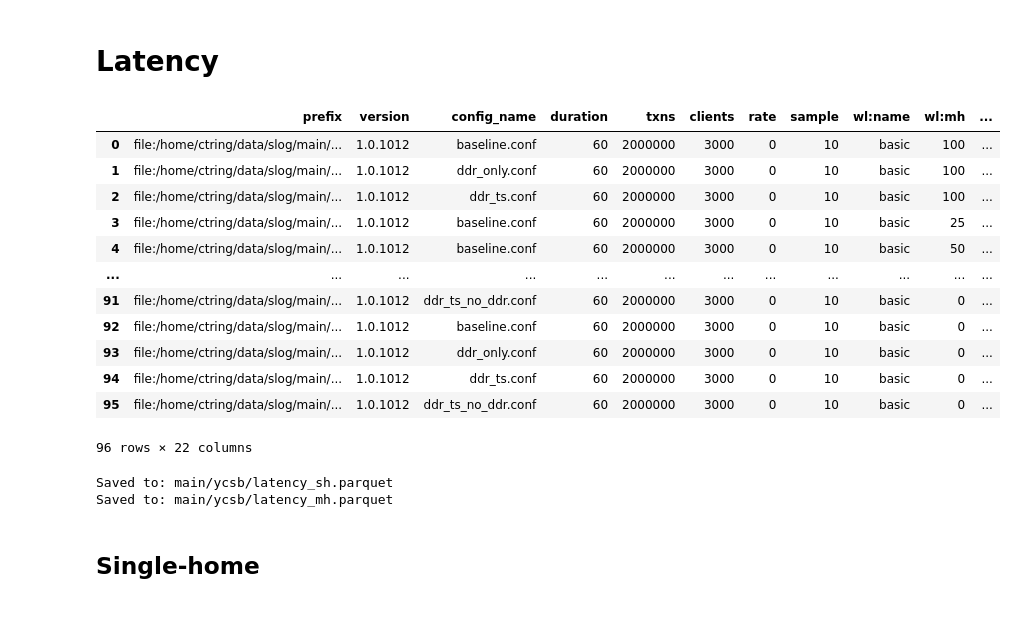
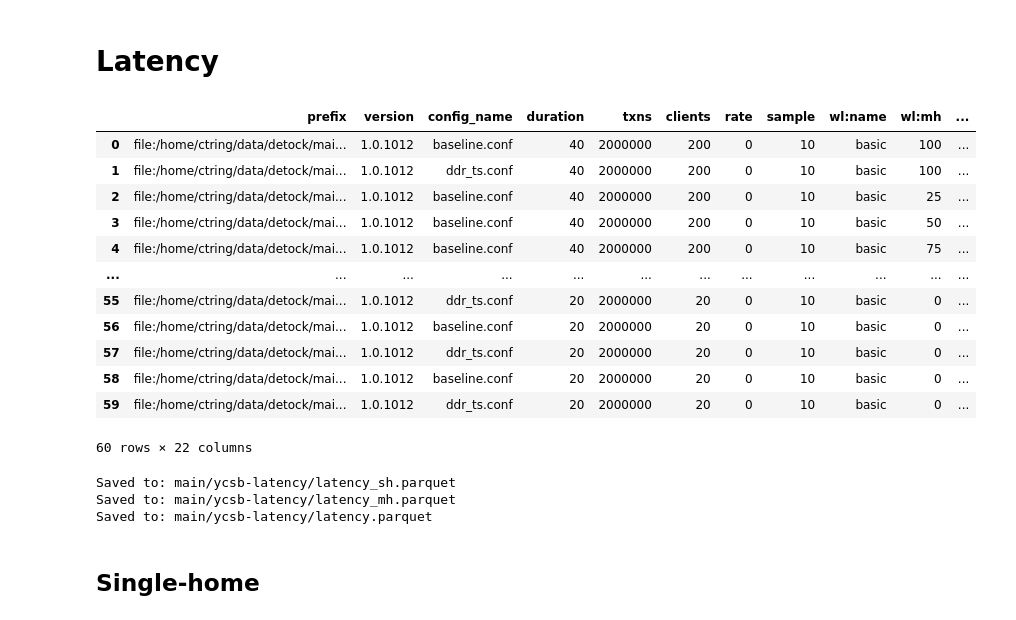
Before and after one commit to umd-dslam/DetockAnalysis, a Jupyter notebook: Microbenchmark.ipynb, the cells around one changed output. Drawn from its saved outputs; the diff is of its cells as text; code cells hidden in the pictures.

```diff
--- a/Microbenchmark.ipynb
+++ b/Microbenchmark.ipynb
@@ -282,32 +282,32 @@ plt.tight_layout()
 # %% [markdown]
 # Latency
 # %%
-LAT_PREFIX = "main/ycsb"
+LAT_PREFIX = "main/ycsb-latency"
 
 lat_index_sdf = get_index(LAT_PREFIX).cache()
 lat_index_df = lat_index_sdf.toPandas()\
     .convert_dtypes()\
     .astype({
         "wl:hot": "int32",
         "wl:mh": "int32",
         "wl:mp": "int32"
     })
 
 lat_index_df
 # %% [output]
 |  | prefix | version | config_name | duration | txns | clients | rate | sample | wl:name | wl:mh | ... |
-| 0 | file:/home/ctring/data/slog/main/... | 1.0.1012 | baseline.conf | 60 | 2000000 | 3000 | 0 | 10 | basic | 100 | ... |
-| 1 | file:/home/ctring/data/slog/main/... | 1.0.1012 | ddr_only.conf | 60 | 2000000 | 3000 | 0 | 10 | basic | 100 | ... |
-| 2 | file:/home/ctring/data/slog/main/... | 1.0.1012 | ddr_ts.conf | 60 | 2000000 | 3000 | 0 | 10 | basic | 100 | ... |
-| 3 | file:/home/ctring/data/slog/main/... | 1.0.1012 | baseline.conf | 60 | 2000000 | 3000 | 0 | 10 | basic | 25 | ... |
-| 4 | file:/home/ctring/data/slog/main/... | 1.0.1012 | baseline.conf | 60 | 2000000 | 3000 | 0 | 10 | basic | 50 | ... |
+| 0 | file:/home/ctring/data/detock/mai... | 1.0.1012 | baseline.conf | 40 | 2000000 | 200 | 0 | 10 | basic | 100 | ... |
+| 1 | file:/home/ctring/data/detock/mai... | 1.0.1012 | ddr_ts.conf | 40 | 2000000 | 200 | 0 | 10 | basic | 100 | ... |
+| 2 | file:/home/ctring/data/detock/mai... | 1.0.1012 | baseline.conf | 40 | 2000000 | 200 | 0 | 10 | basic | 25 | ... |
+| 3 | file:/home/ctring/data/detock/mai... | 1.0.1012 | baseline.conf | 40 | 2000000 | 200 | 0 | 10 | basic | 50 | ... |
+| 4 | file:/home/ctring/data/detock/mai... | 1.0.1012 | baseline.conf | 40 | 2000000 | 200 | 0 | 10 | basic | 75 | ... |
 | ... | ... | ... | ... | ... | ... | ... | ... | ... | ... | ... | ... |
-| 91 | file:/home/ctring/data/slog/main/... | 1.0.1012 | ddr_ts_no_ddr.conf | 60 | 2000000 | 3000 | 0 | 10 | basic | 0 | ... |
-| 92 | file:/home/ctring/data/slog/main/... | 1.0.1012 | baseline.conf | 60 | 2000000 | 3000 | 0 | 10 | basic | 0 | ... |
-| 93 | file:/home/ctring/data/slog/main/... | 1.0.1012 | ddr_only.conf | 60 | 2000000 | 3000 | 0 | 10 | basic | 0 | ... |
-| 94 | file:/home/ctring/data/slog/main/... | 1.0.1012 | ddr_ts.conf | 60 | 2000000 | 3000 | 0 | 10 | basic | 0 | ... |
-| 95 | file:/home/ctring/data/slog/main/... | 1.0.1012 | ddr_ts_no_ddr.conf | 60 | 2000000 | 3000 | 0 | 10 | basic | 0 | ... |
+| 55 | file:/home/ctring/data/detock/mai... | 1.0.1012 | ddr_ts.conf | 20 | 2000000 | 20 | 0 | 10 | basic | 0 | ... |
+| 56 | file:/home/ctring/data/detock/mai... | 1.0.1012 | baseline.conf | 20 | 2000000 | 20 | 0 | 10 | basic | 0 | ... |
+| 57 | file:/home/ctring/data/detock/mai... | 1.0.1012 | ddr_ts.conf | 20 | 2000000 | 20 | 0 | 10 | basic | 0 | ... |
+| 58 | file:/home/ctring/data/detock/mai... | 1.0.1012 | baseline.conf | 20 | 2000000 | 20 | 0 | 10 | basic | 0 | ... |
+| 59 | file:/home/ctring/data/detock/mai... | 1.0.1012 | ddr_ts.conf | 20 | 2000000 | 20 | 0 | 10 | basic | 0 | ... |
-96 rows × 22 columns
+60 rows × 22 columns
 # %%
 prefixes = list(map(lambda r : r["prefix"], lat_index_sdf.select("prefix").collect()))
 latency_sdf = latency(spark, prefixes).cache()
@@ -333,20 +338,27 @@ latency_mh_sdf = latency_sdf\
 # %%
-IGNORE_CACHE = False
+IGNORE_CACHE = True
 
-latency_sh_df = from_cache_or_compute(
+latency_pct_sh_df = from_cache_or_compute(
     f'{LAT_PREFIX}/latency_sh.parquet',
-    lambda: latency_sh_sdf.toPandas().merge(lat_index_df, on="prefix"),
+    lambda: latency_pct_sh_sdf.toPandas().merge(lat_index_df, on="prefix"),
     ignore_cache=IGNORE_CACHE,
 )
 
-latency_mh_df = from_cache_or_compute(
+latency_pct_mh_df = from_cache_or_compute(
     f'{LAT_PREFIX}/latency_mh.parquet',
-    lambda: latency_mh_sdf.toPandas().merge(lat_index_df, on="prefix"),
+    lambda: latency_pct_mh_sdf.toPandas().merge(lat_index_df, on="prefix"),
     ignore_cache=IGNORE_CACHE,
 )
+
+latency_pct_df = from_cache_or_compute(
+    f'{LAT_PREFIX}/latency.parquet',
+    lambda: latency_pct_sdf.toPandas().merge(lat_index_df, on="prefix"),
+    ignore_cache=IGNORE_CACHE,
+)
 # %% [output]
-Saved to: main/ycsb/latency_sh.parquet
-Saved to: main/ycsb/latency_mh.parquet
+Saved to: main/ycsb-latency/latency_sh.parquet
+Saved to: main/ycsb-latency/latency_mh.parquet
+Saved to: main/ycsb-latency/latency.parquet
 # %%
 def plot_latency(df):
     _, axes = plt.subplots(2, 3, figsize=(14, 8), sharey=True)
```
Also changed, not shown: parts of 10 cells of this notebook, 2 other files.
